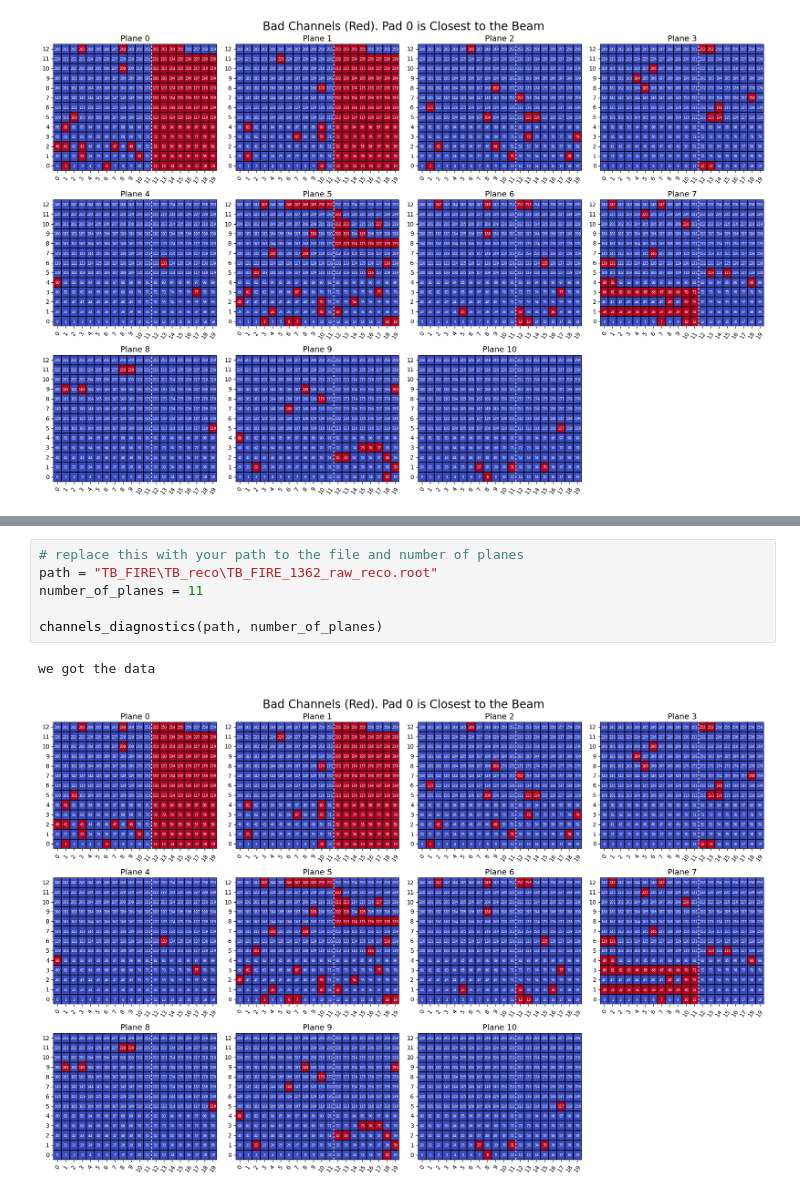
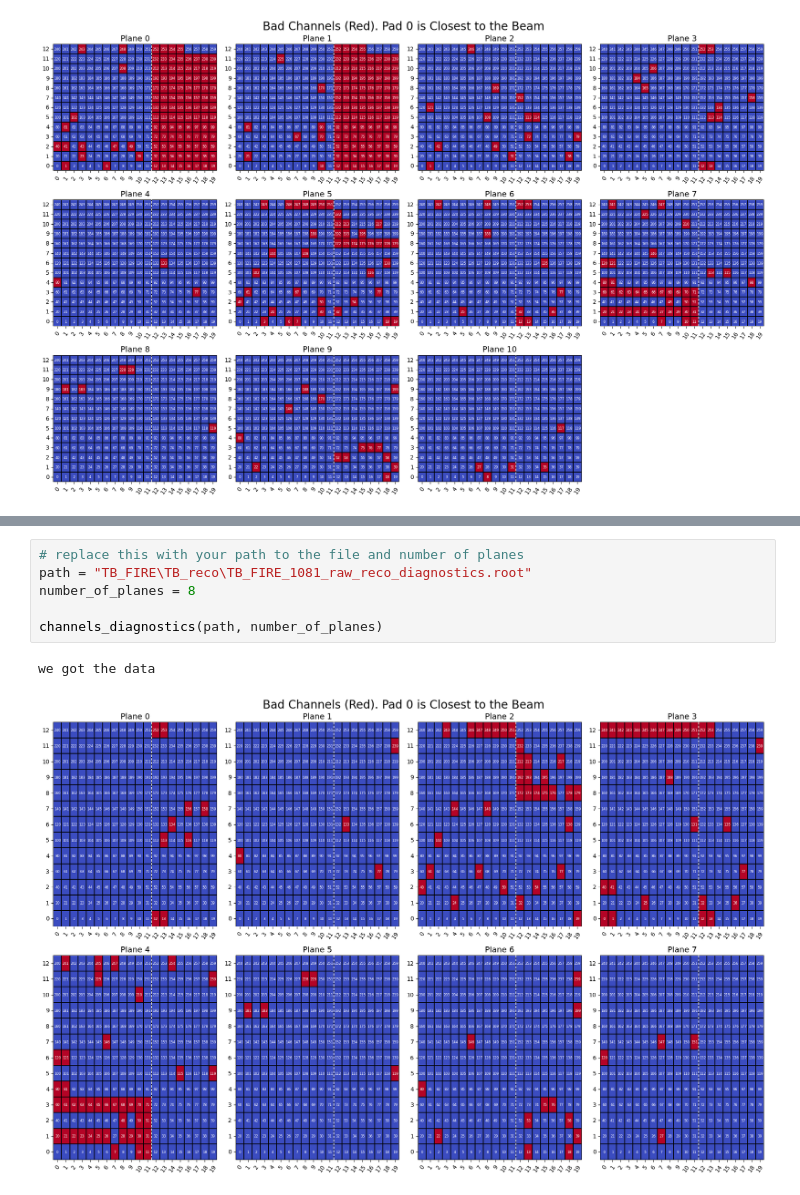
Before and after one commit to Ben-David-Ben/F-Cal-TB-Project, a Jupyter notebook: TB2025_Bad_Channels.ipynb, the cells around one changed output, grey strips where cells are left out. Cells and saved outputs as stored; diff of their text form.

```diff
--- a/TB2025_Bad_Channels.ipynb
+++ b/TB2025_Bad_Channels.ipynb
@@ -193,9 +193,9 @@ we got the data
-# %%
-# replace this with your path to the file and number of planes
-path = "TB_FIRE\TB_reco\TB_FIRE_1362_raw_reco.root"
-number_of_planes = 11
-
-channels_diagnostics(path, number_of_planes)
-# %% [output]
-we got the data
-[figure, removed]
+# %%
+# replace this with your path to the file and number of planes
+path = "TB_FIRE\TB_reco\TB_FIRE_1081_raw_reco_diagnostics.root"
+number_of_planes = 8
+
+channels_diagnostics(path, number_of_planes)
+# %% [output]
+we got the data
+[figure, added]
```
Also changed, not shown: parts of 1 cell of this notebook, 3 other files.
